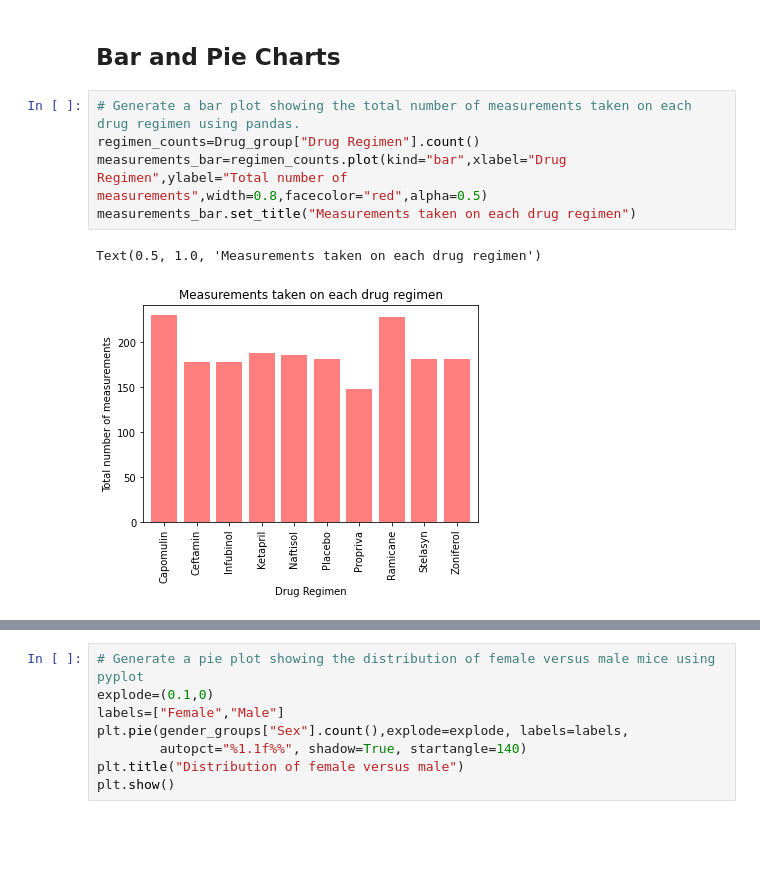
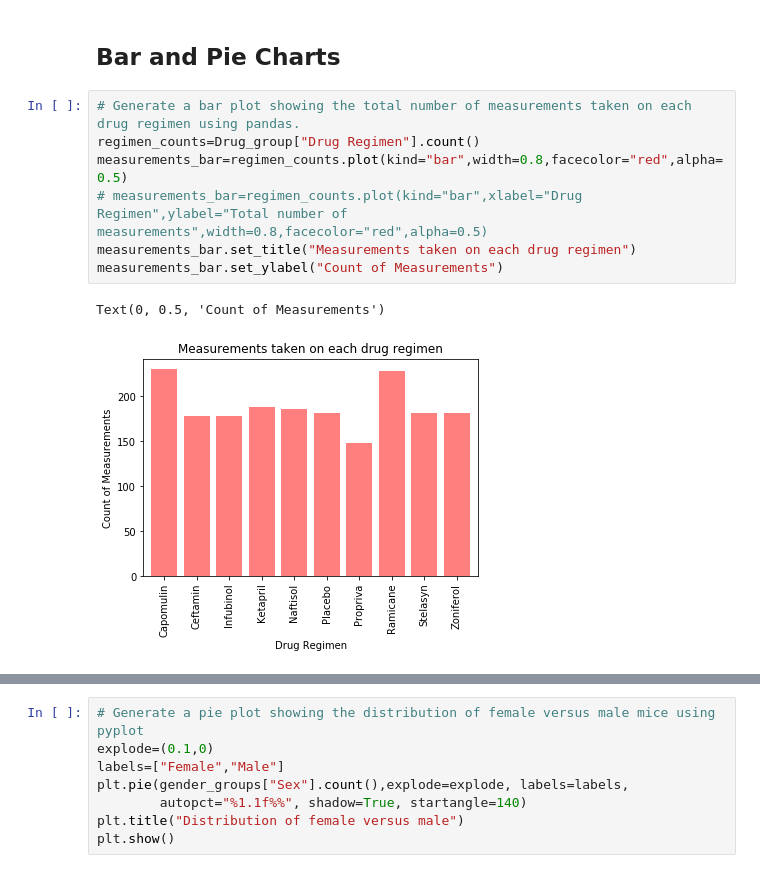
Before and after one commit to haiyun508/Matplotlib--The-Power-of-Plots, a Jupyter notebook: pymaceuticals_main.ipynb, the cells around one changed output, grey strips where cells are left out. Saved outputs shown, nothing was run; the diff lists cells and outputs as text; blank space fills up the shorter version.

```diff
--- a/pymaceuticals_main.ipynb
+++ b/pymaceuticals_main.ipynb
@@ -151,11 +151,13 @@ Drug_group.agg({"Tumor Volume (mm3)":["mean","median","var","std","sem"]})
 # %%
 # Generate a bar plot showing the total number of measurements taken on each drug regimen using pandas.
 regimen_counts=Drug_group["Drug Regimen"].count()
-measurements_bar=regimen_counts.plot(kind="bar",xlabel="Drug Regimen",ylabel="Total number of measurements",width=0.8,facecolor="red",alpha=0.5)
+measurements_bar=regimen_counts.plot(kind="bar",width=0.8,facecolor="red",alpha=0.5)
+# measurements_bar=regimen_counts.plot(kind="bar",xlabel="Drug Regimen",ylabel="Total number of measurements",width=0.8,facecolor="red",alpha=0.5)
 measurements_bar.set_title("Measurements taken on each drug regimen")
+measurements_bar.set_ylabel("Count of Measurements")
 # %% [output]
-Text(0.5, 1.0, 'Measurements taken on each drug regimen')
+Text(0, 0.5, 'Count of Measurements')
-[figure, old version]
+[figure, new version]
 # %%
 # Generate a bar plot showing the total number of measurements taken on each drug regimen using pyplot.
 counts_data=combined_data["Drug Regimen"].value_counts()
```
Also changed, not shown: parts of 8 cells of this notebook, 2 other files.
